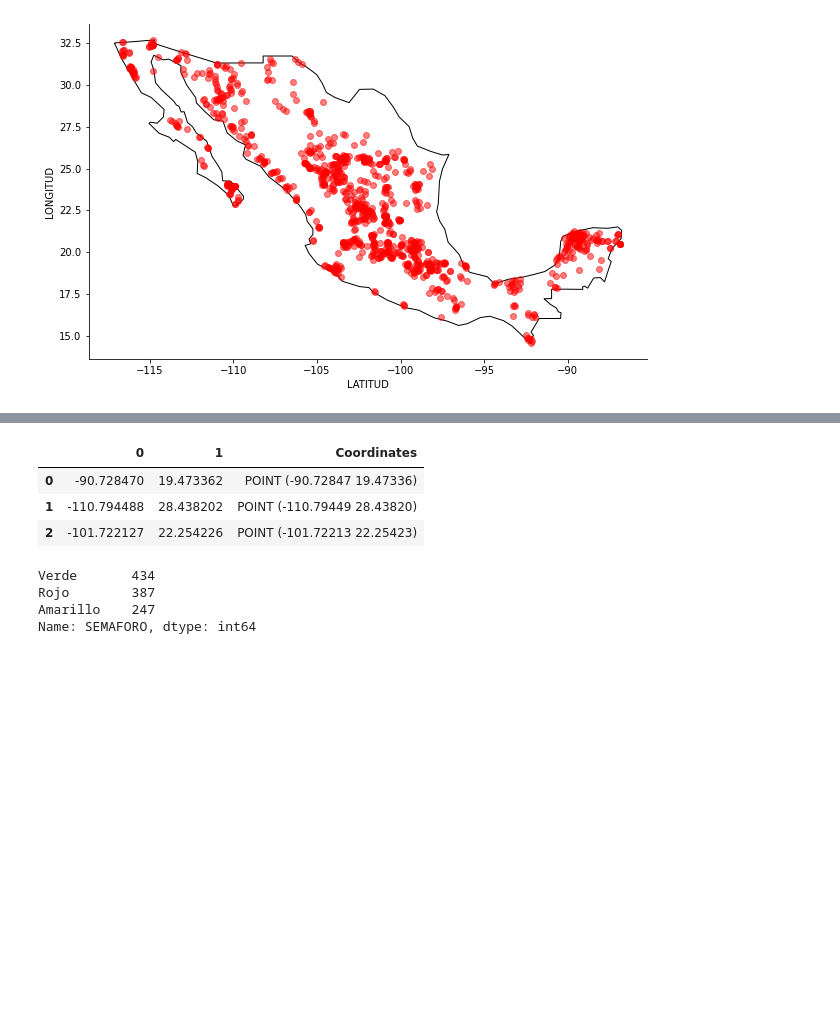
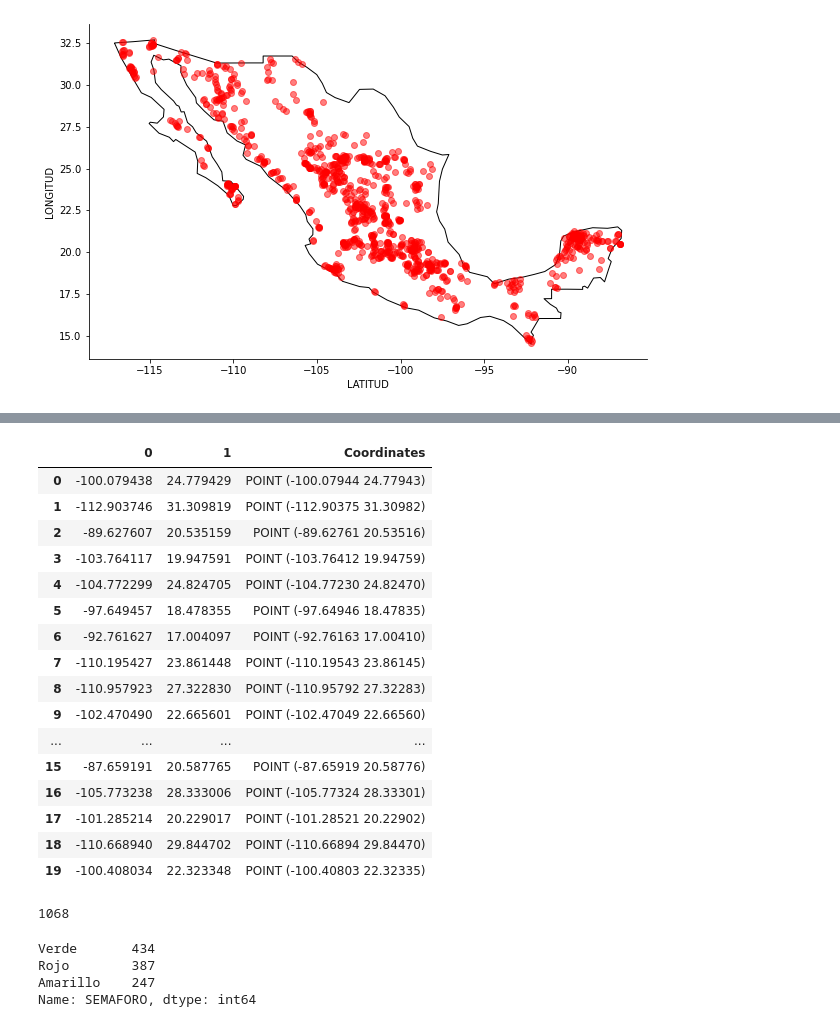
Before and after one commit to PosgradoMNA/actividades-del-projecto-equipo_32, a Jupyter notebook: Aguas_profundas_del_MNA.ipynb, the cells around one changed output, grey strips where cells are left out. Cells and saved outputs as stored; diff of their text form; code cells hidden in the pictures; blank space fills up the shorter version.

```diff
--- a/Aguas_profundas_del_MNA.ipynb
+++ b/Aguas_profundas_del_MNA.ipynb
@@ -675,27 +680,44 @@ plt.show()
 # %%
 #Los clusters optimos al parecer son 3, pero como es al gusto, ajustamos a 20. Nos vamos con 3
 #ploteamos los 3 clusters
 
 X = df_sub[['LONGITUD', 'LATITUD']]
 
 #kmeans = KMeans(n_clusters=20).fit(X) #aqui va si elegimos 20
-kmeans = KMeans(n_clusters=3).fit(X)
+kmeans = KMeans(n_clusters=20).fit(X)
 centroids = kmeans.cluster_centers_ #sacar centroides
 labels = kmeans.predict(X) #labels predecidos
 # Getting the cluster centers
 C = kmeans.cluster_centers_ #traigo valores de centroides
 
 C_DF = pd.DataFrame(C) #convertirlo en DataFrame
 C_DF["Coordinates"] = list(zip(C_DF[0], C_DF[1])) #lo convierte en lista
 C_DF["Coordinates"] = C_DF["Coordinates"].apply(Point) #lo convierte en puntos para gráficar
 
 puntos_centroides = gpd.GeoDataFrame(C_DF, geometry="Coordinates")
 puntos_centroides
 # %% [output]
 |  | 0 | 1 | Coordinates |
-| 0 | -90.728470 | 19.473362 | POINT (-90.72847 19.47336) |
-| 1 | -110.794488 | 28.438202 | POINT (-110.79449 28.43820) |
-| 2 | -101.722127 | 22.254226 | POINT (-101.72213 22.25423) |
+| 0 | -100.079438 | 24.779429 | POINT (-100.07944 24.77943) |
+| 1 | -112.903746 | 31.309819 | POINT (-112.90375 31.30982) |
+| 2 | -89.627607 | 20.535159 | POINT (-89.62761 20.53516) |
+| 3 | -103.764117 | 19.947591 | POINT (-103.76412 19.94759) |
+| 4 | -104.772299 | 24.824705 | POINT (-104.77230 24.82470) |
+| 5 | -97.649457 | 18.478355 | POINT (-97.64946 18.47835) |
+| 6 | -92.761627 | 17.004097 | POINT (-92.76163 17.00410) |
+| 7 | -110.195427 | 23.861448 | POINT (-110.19543 23.86145) |
+| 8 | -110.957923 | 27.322830 | POINT (-110.95792 27.32283) |
+| 9 | -102.470490 | 22.665601 | POINT (-102.47049 22.66560) |
+| ... | ... | ... | ... |
+| 15 | -87.659191 | 20.587765 | POINT (-87.65919 20.58776) |
+| 16 | -105.773238 | 28.333006 | POINT (-105.77324 28.33301) |
+| 17 | -101.285214 | 20.229017 | POINT (-101.28521 20.22902) |
+| 18 | -110.668940 | 29.844702 | POINT (-110.66894 29.84470) |
+| 19 | -100.408034 | 22.323348 | POINT (-100.40803 22.32335) |
+# %%
+len(labels) #Aqui esta nuesta lista de clusters asignados a cada elemento
+# %% [output]
+1068
 # %%
 #imrpmimos los numeros de elementos por cluster
 df_sub['SEMAFORO'].value_counts()
```
Also changed, not shown: parts of 20 cells of this notebook.
